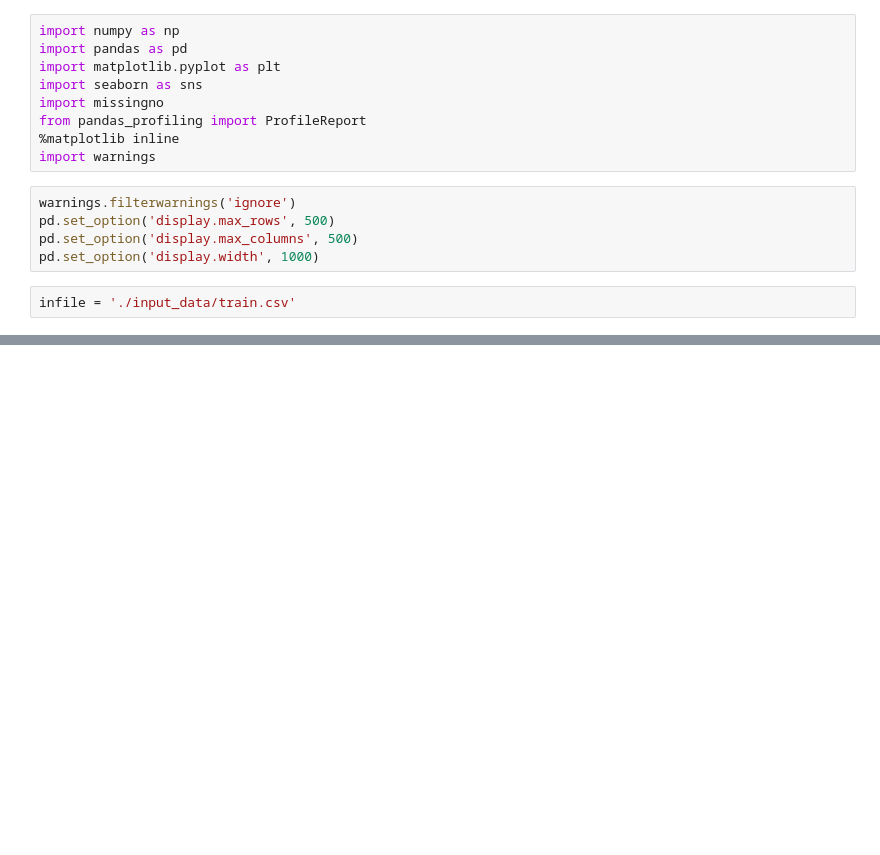
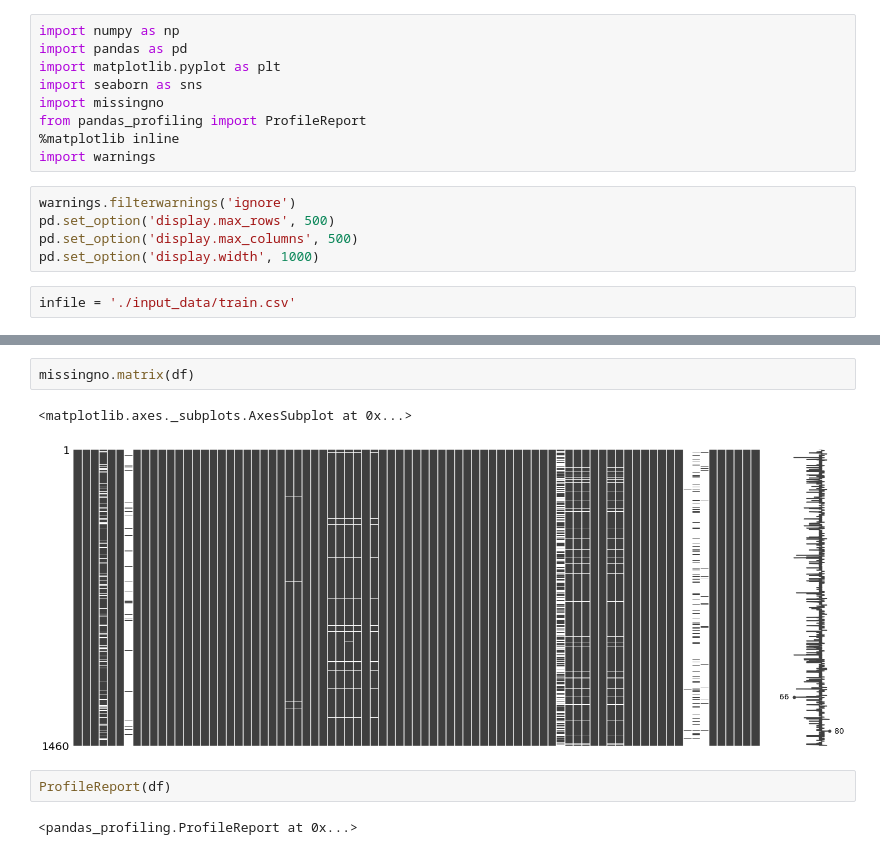
Before and after one commit to Tommo565/kaggle-house-prices, a Jupyter notebook: 1_exploratory.ipynb, the cells around one changed output, grey strips where cells are left out. Drawn from its saved outputs; the diff is of its cells as text; blank space fills up the shorter version.

```diff
--- a/1_exploratory.ipynb
+++ b/1_exploratory.ipynb
@@ -27,0 +47,9 @@ df.head()
+# %%
+missingno.matrix(df)
+# %% [output]
+<matplotlib.axes._subplots.AxesSubplot at 0x...>
+[figure, added]
+# %%
+ProfileReport(df)
+# %% [output]
+<pandas_profiling.ProfileReport at 0x...>
```
Also changed, not shown: parts of 2 cells of this notebook, 2 other files.
